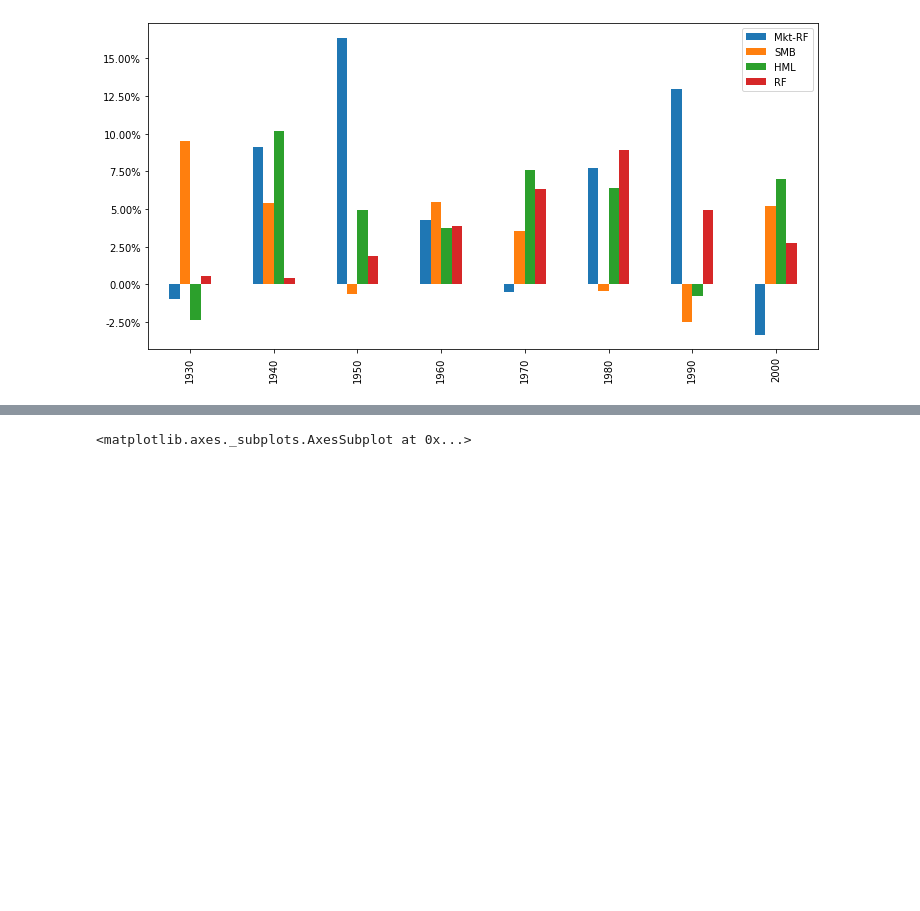
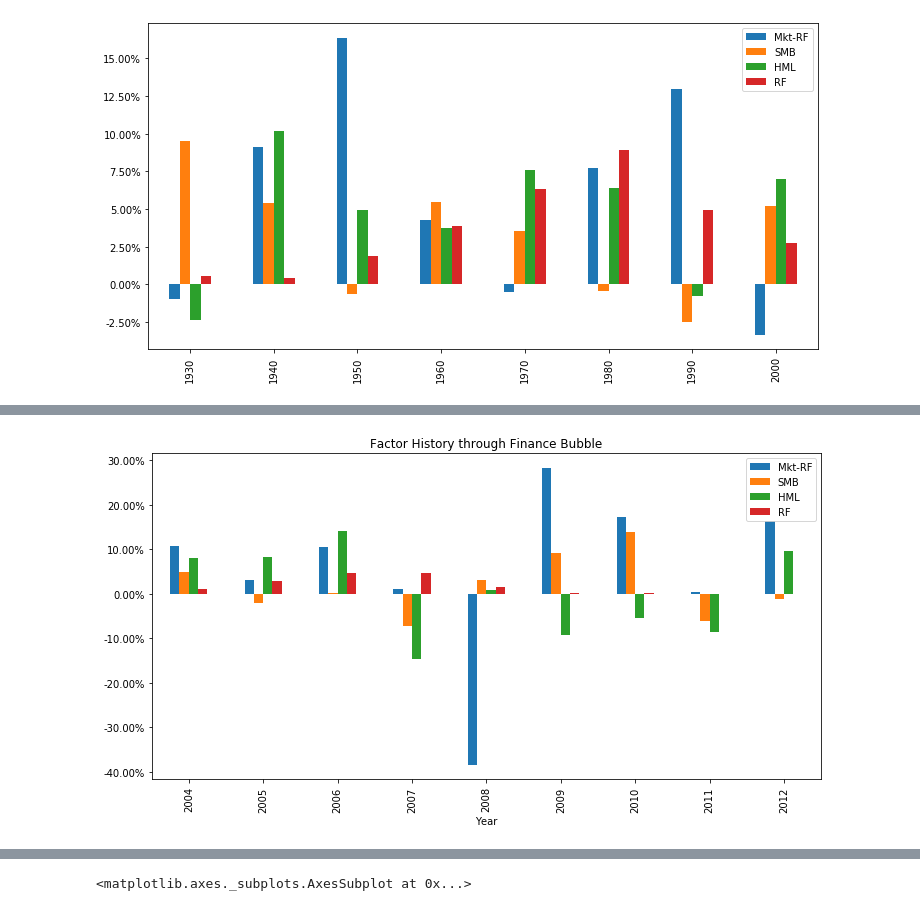
Before and after one commit to tianhuil/portfolio, a Jupyter notebook: Fama_French.ipynb, the cells around one changed output, grey strips where cells are left out. Saved outputs shown, nothing was run; the diff lists cells and outputs as text; code cells hidden in the pictures; blank space fills up the shorter version.

```diff
--- a/Fama_French.ipynb
+++ b/Fama_French.ipynb
@@ -47,0 +62,4 @@ ax.set_yticklabels(['{:,.2%}'.format(x) for x in vals]);
+# %%
+detailed_factor(slice(2004, 2012), "Factor History through Finance Bubble")
+# %% [output]
+[figure, added]
```
Also changed, not shown: parts of 4 cells of this notebook, 2 other files.
